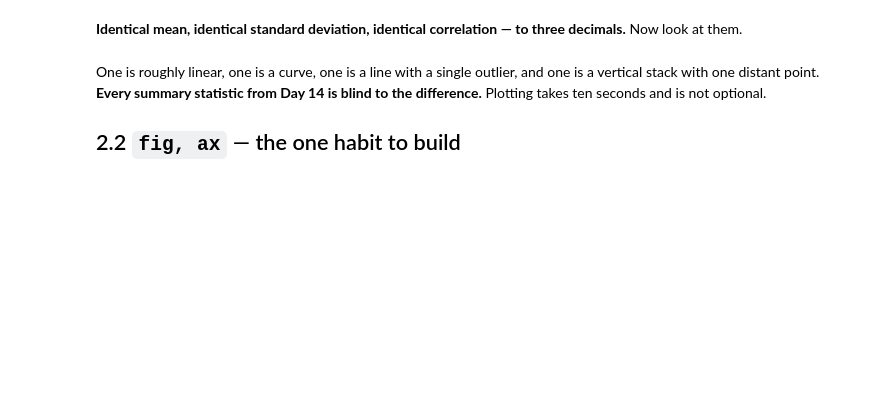
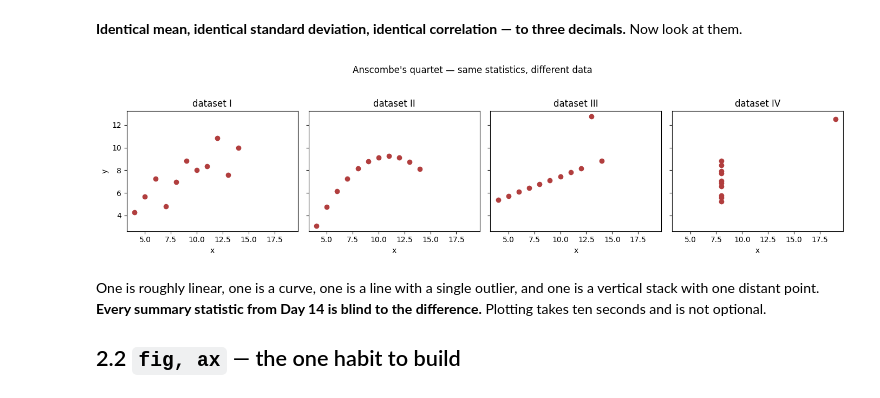
Before and after one commit to Chava-Sai/Artificial-Intelligence-Course, a Jupyter notebook: Day-20-Outliers-Matplotlib-Seaborn/Day20_Teaching_Notebook.ipynb, the cells around one changed output. Drawn from its saved outputs; the diff is of its cells as text; code cells hidden in the pictures; blank space fills up the shorter version.

```diff
--- a/Day-20-Outliers-Matplotlib-Seaborn/Day20_Teaching_Notebook.ipynb
+++ b/Day-20-Outliers-Matplotlib-Seaborn/Day20_Teaching_Notebook.ipynb
@@ -144,14 +176,16 @@ Now look at them.
 # %%
 fig, axes = plt.subplots(1, 4, figsize=(14, 3.5), sharex=True, sharey=True)
 
 for ax, (name, g) in zip(axes, ans.groupby("dataset")):
-    ax.scatter(g["x"], g["y"], color="#3E7CB1")
+    ax.scatter(g["x"], g["y"], color="#B13E3E")
     ax.set_title(f"dataset {name}")
     ax.set_xlabel("x")
 axes[0].set_ylabel("y")
 fig.suptitle("Anscombe's quartet — same statistics, different data", y=1.04)
 fig.tight_layout()
 plt.show()
+# %% [output]
+[figure, added]
 # %% [markdown]
 One is roughly linear, one is a curve, one is a line with a single outlier, and one is a
 vertical stack with one distant point. **Every summary statistic from Day 14 is blind to the
```
Also changed, not shown: parts of 14 cells of this notebook, 12 other files.
